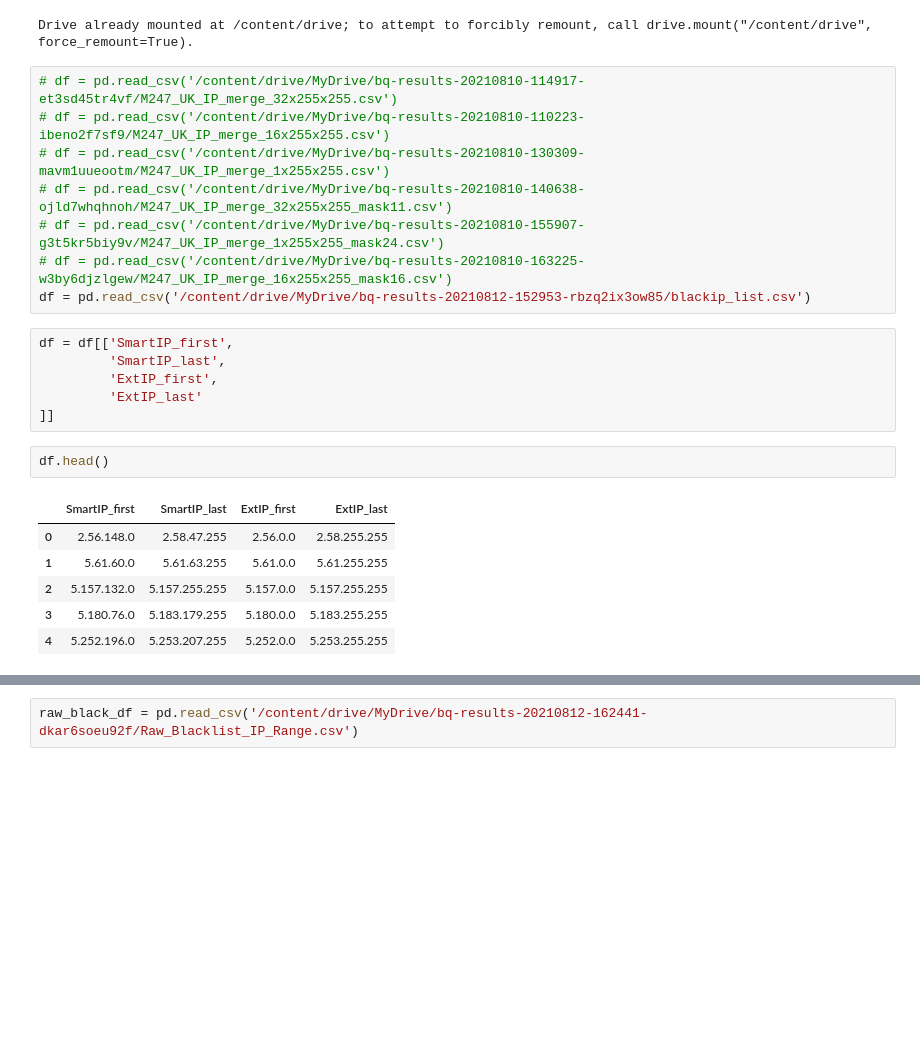
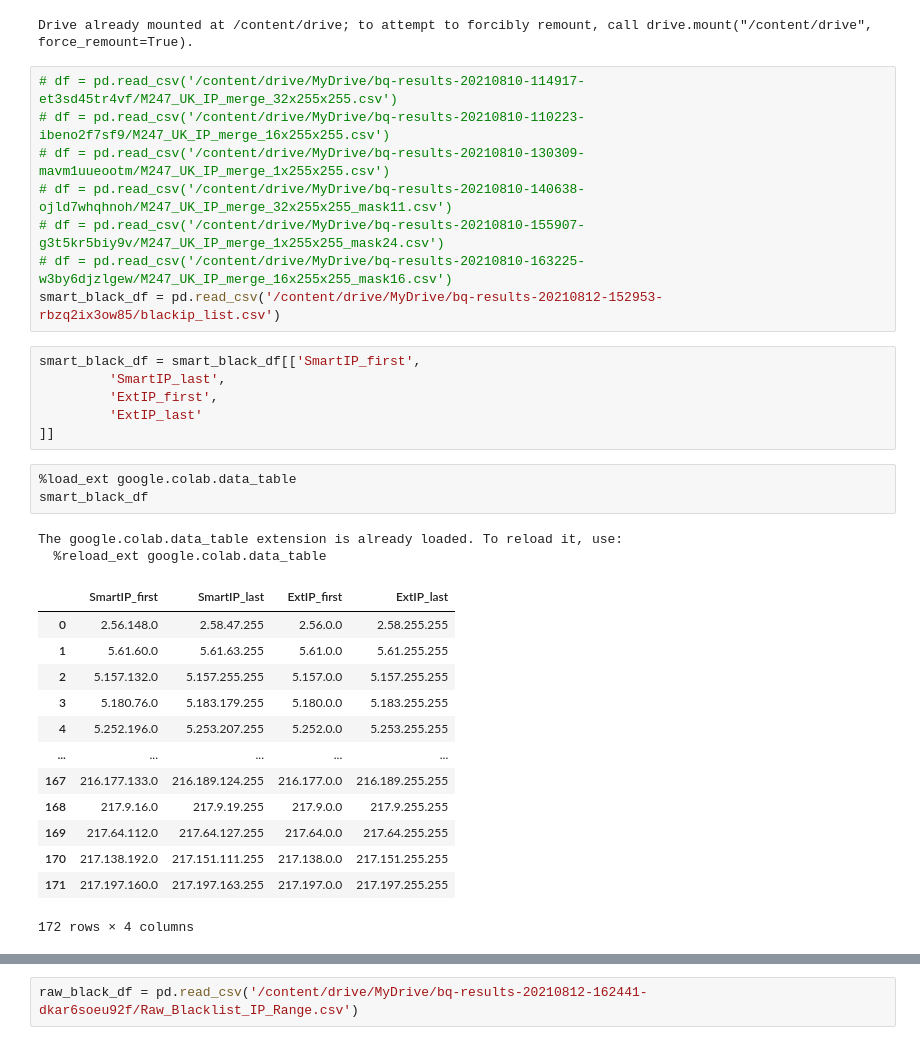
Before and after one commit to jwlai-cloud/DataScience_Playground, a Jupyter notebook: IP_range_to_CIDR.ipynb, the cells around one changed output, grey strips where cells are left out. Drawn from its saved outputs; the diff is of its cells as text; blank space fills up the shorter version.

```diff
--- a/IP_range_to_CIDR.ipynb
+++ b/IP_range_to_CIDR.ipynb
@@ -16,20 +16,30 @@ Drive already mounted at /content/drive; to attempt to forcibly remount, call dr
 # df = pd.read_csv('/content/drive/MyDrive/bq-results-20210810-140638-ojld7whqhnoh/M247_UK_IP_merge_32x255x255_mask11.csv')
 # df = pd.read_csv('/content/drive/MyDrive/bq-results-20210810-155907-g3t5kr5biy9v/M247_UK_IP_merge_1x255x255_mask24.csv')
 # df = pd.read_csv('/content/drive/MyDrive/bq-results-20210810-163225-w3by6djzlgew/M247_UK_IP_merge_16x255x255_mask16.csv')
-df = pd.read_csv('/content/drive/MyDrive/bq-results-20210812-152953-rbzq2ix3ow85/blackip_list.csv')
+smart_black_df = pd.read_csv('/content/drive/MyDrive/bq-results-20210812-152953-rbzq2ix3ow85/blackip_list.csv')
 # %%
-df = df[['SmartIP_first',
+smart_black_df = smart_black_df[['SmartIP_first',
          'SmartIP_last',
          'ExtIP_first',
          'ExtIP_last'
 ]]
-# %%
-df.head()
-# %% [output]
-|  | SmartIP_first | SmartIP_last | ExtIP_first | ExtIP_last |
-| 0 | 2.56.148.0 | 2.58.47.255 | 2.56.0.0 | 2.58.255.255 |
-| 1 | 5.61.60.0 | 5.61.63.255 | 5.61.0.0 | 5.61.255.255 |
-| 2 | 5.157.132.0 | 5.157.255.255 | 5.157.0.0 | 5.157.255.255 |
-| 3 | 5.180.76.0 | 5.183.179.255 | 5.180.0.0 | 5.183.255.255 |
-| 4 | 5.252.196.0 | 5.253.207.255 | 5.252.0.0 | 5.253.255.255 |
+# %%
+%load_ext google.colab.data_table
+smart_black_df
+# %% [output]
+The google.colab.data_table extension is already loaded. To reload it, use:
+  %reload_ext google.colab.data_table
+|  | SmartIP_first | SmartIP_last | ExtIP_first | ExtIP_last |
+| 0 | 2.56.148.0 | 2.58.47.255 | 2.56.0.0 | 2.58.255.255 |
+| 1 | 5.61.60.0 | 5.61.63.255 | 5.61.0.0 | 5.61.255.255 |
+| 2 | 5.157.132.0 | 5.157.255.255 | 5.157.0.0 | 5.157.255.255 |
+| 3 | 5.180.76.0 | 5.183.179.255 | 5.180.0.0 | 5.183.255.255 |
+| 4 | 5.252.196.0 | 5.253.207.255 | 5.252.0.0 | 5.253.255.255 |
+| ... | ... | ... | ... | ... |
+| 167 | 216.177.133.0 | 216.189.124.255 | 216.177.0.0 | 216.189.255.255 |
+| 168 | 217.9.16.0 | 217.9.19.255 | 217.9.0.0 | 217.9.255.255 |
+| 169 | 217.64.112.0 | 217.64.127.255 | 217.64.0.0 | 217.64.255.255 |
+| 170 | 217.138.192.0 | 217.151.111.255 | 217.138.0.0 | 217.151.255.255 |
+| 171 | 217.197.160.0 | 217.197.163.255 | 217.197.0.0 | 217.197.255.255 |
+172 rows × 4 columns
 # %%
```
Also changed, not shown: parts of 18 cells of this notebook.
